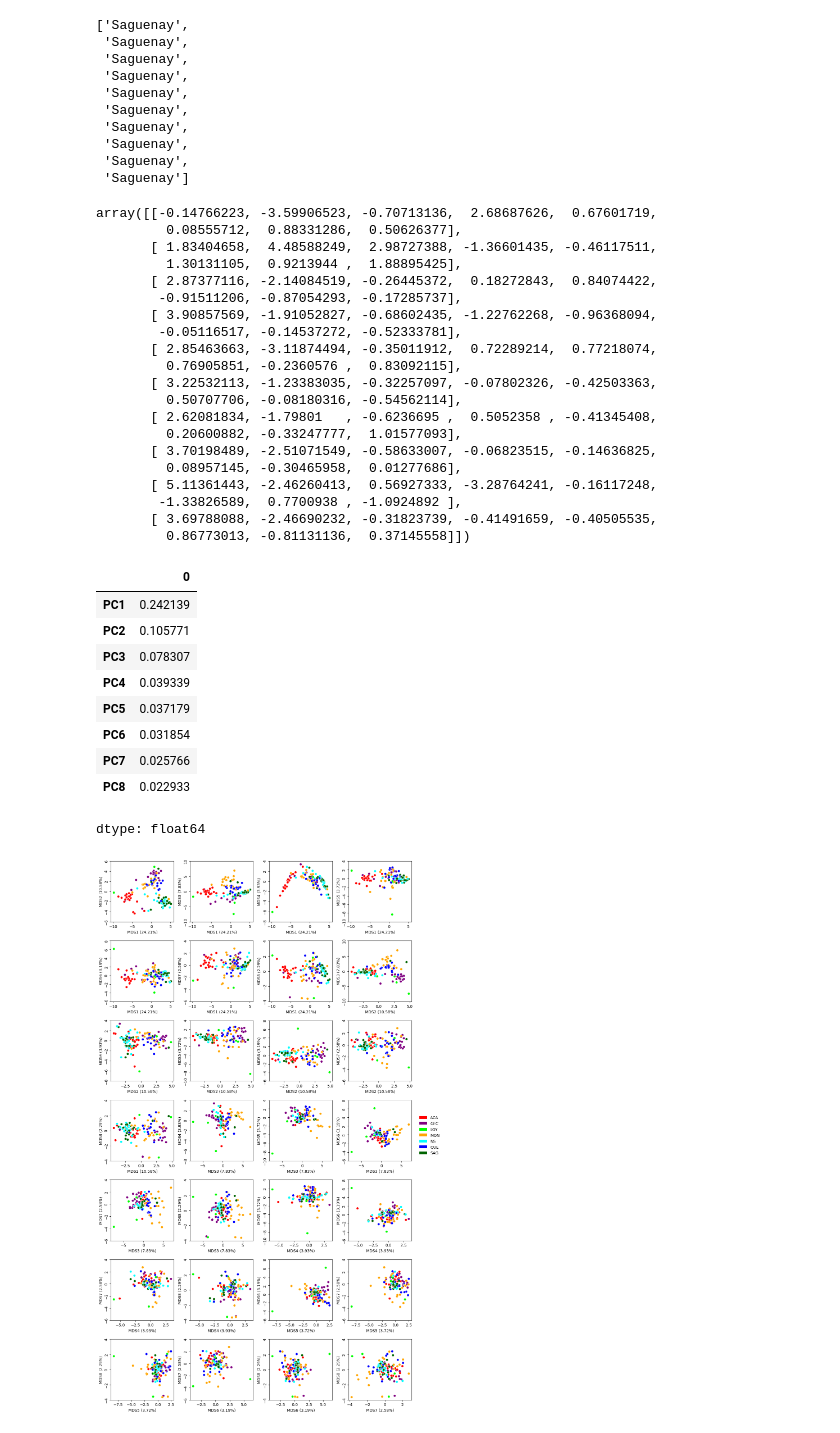
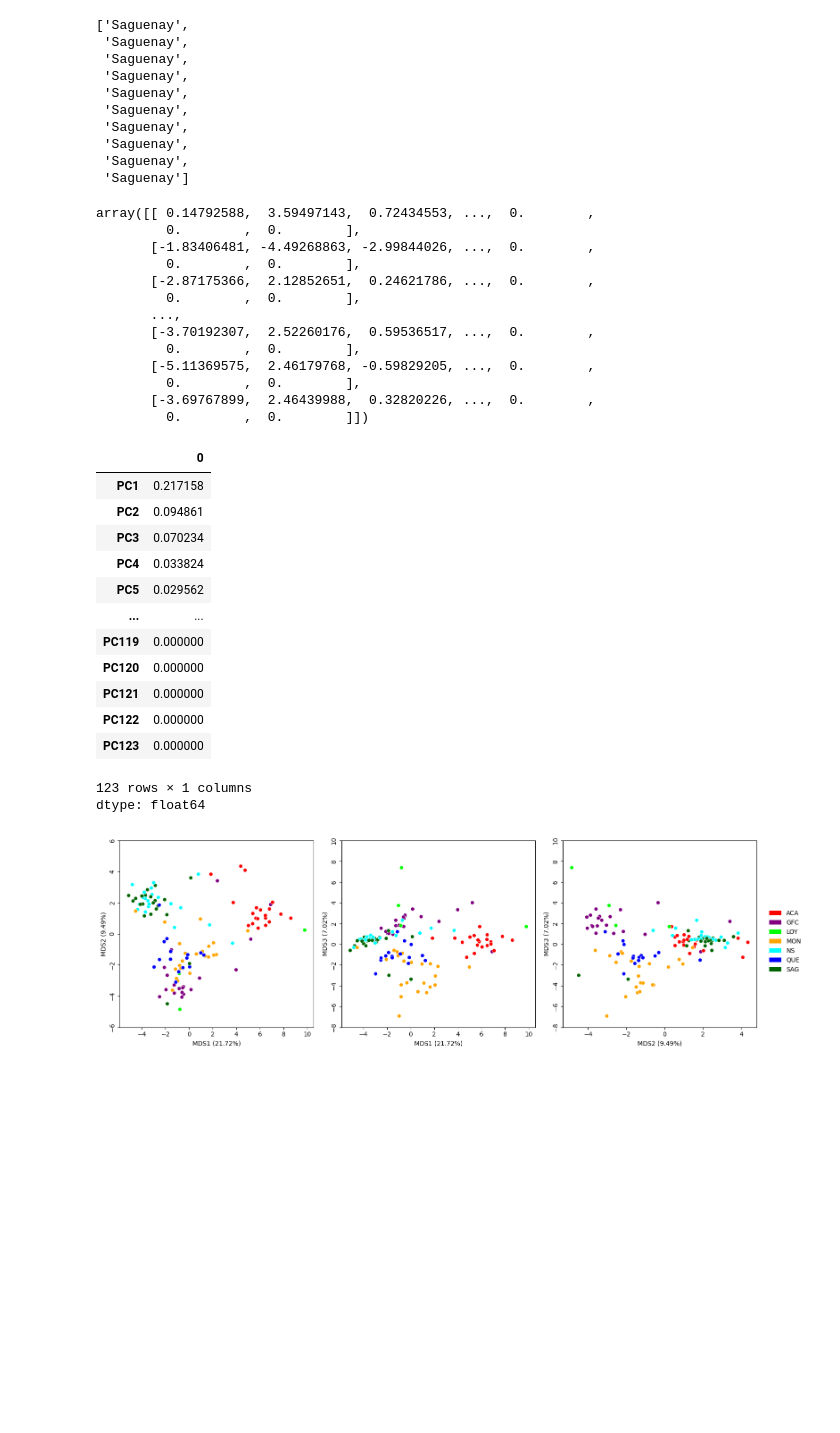
Before and after one commit to Genopop/geneakit, a Jupyter notebook: examples/correlation_mds.ipynb, the cells around one changed output. Saved outputs shown, nothing was run; the diff lists cells and outputs as text; code cells hidden in the pictures; blank space fills up the shorter version.

```diff
--- a/examples/correlation_mds.ipynb
+++ b/examples/correlation_mds.ipynb
@@ -148,8 +147,8 @@ pro[:10]
 # %% [markdown]
 For each proband, we obtain their corresponding population from the **pop140** dataset.
 # %%
-pops = [pop140.loc[pop140['ind'] == ind, 'pop'].iloc[0] for ind in pro]
-pops[:10]
+populations = [pop140.loc[pop140['ind'] == ind, 'pop'].iloc[0] for ind in pro]
+populations[:10]
 # %% [output]
 ['Saguenay',
  'Saguenay',
@@ -188,7 +187,8 @@ pop_to_color = {
 # %% [markdown]
 Let's extract the color for each proband.
 # %%
-colors = [pop_to_color[population_to_pop[pop]] for pop in pops]
+colors = [pop_to_color[population_to_pop[population]]
+          for population in populations]
 colors[:10]
 # %% [output]
 ['darkgreen',
@@ -269,8 +257,9 @@ dist.shape
 # %% [output]
 (123, 123)
 # %%
-pops = [pop140.loc[pop140['ind'] == ind, 'pop'].iloc[0] for ind in dist.index]
-pops[:10]
+populations = [pop140.loc[pop140['ind'] == ind, 'pop'].iloc[0]
+               for ind in dist.index]
+populations[:10]
 # %% [output]
 ['Saguenay',
  'Saguenay',
@@ -283,77 +272,75 @@ pops[:10]
  'Saguenay',
  'Saguenay']
 # %%
-results = pcoa(dist, method='fsvd', number_of_dimensions=8)
+results = pcoa(dist)
 emb = results.samples.to_numpy()
 emb[:10, :]
 # %% [output]
-array([[-0.14766223, -3.59906523, -0.70713136,  2.68687626,  0.67601719,
-         0.08555712,  0.88331286,  0.50626377],
-       [ 1.83404658,  4.48588249,  2.98727388, -1.36601435, -0.46117511,
-         1.30131105,  0.9213944 ,  1.88895425],
-       [ 2.87377116, -2.14084519, -0.26445372,  0.18272843,  0.84074422,
-        -0.91511206, -0.87054293, -0.17285737],
-       [ 3.90857569, -1.91052827, -0.68602435, -1.22762268, -0.96368094,
-        -0.05116517, -0.14537272, -0.52333781],
-       [ 2.85463663, -3.11874494, -0.35011912,  0.72289214,  0.77218074,
-         0.76905851, -0.2360576 ,  0.83092115],
-       [ 3.22532113, -1.23383035, -0.32257097, -0.07802326, -0.42503363,
-         0.50707706, -0.08180316, -0.54562114],
-       [ 2.62081834, -1.79801   , -0.6236695 ,  0.5052358 , -0.41345408,
-         0.20600882, -0.33247777,  1.01577093],
-       [ 3.70198489, -2.51071549, -0.58633007, -0.06823515, -0.14636825,
-         0.08957145, -0.30465958,  0.01277686],
-       [ 5.11361443, -2.46260413,  0.56927333, -3.28764241, -0.16117248,
-        -1.33826589,  0.7700938 , -1.0924892 ],
-       [ 3.69788088, -2.46690232, -0.31823739, -0.41491659, -0.40505535,
-         0.86773013, -0.81131136,  0.37145558]])
+array([[ 0.14792588,  3.59497143,  0.72434553, ...,  0.        ,
+         0.        ,  0.        ],
+       [-1.83406481, -4.49268863, -2.99844026, ...,  0.        ,
+         0.        ,  0.        ],
+       [-2.87175366,  2.12852651,  0.24621786, ...,  0.        ,
+         0.        ,  0.        ],
+       ...,
+       [-3.70192307,  2.52260176,  0.59536517, ...,  0.        ,
+         0.        ,  0.        ],
+       [-5.11369575,  2.46179768, -0.59829205, ...,  0.        ,
+         0.        ,  0.        ],
+       [-3.69767899,  2.46439988,  0.32820226, ...,  0.        ,
+         0.        ,  0.        ]])
 # %%
 ratios = results.proportion_explained
 ratios
 # %% [output]
 |  | 0 |
-| PC1 | 0.242139 |
-| PC2 | 0.105771 |
-| PC3 | 0.078307 |
-| PC4 | 0.039339 |
-| PC5 | 0.037179 |
-| PC6 | 0.031854 |
-| PC7 | 0.025766 |
-| PC8 | 0.022933 |
+| PC1 | 0.217158 |
+| PC2 | 0.094861 |
+| PC3 | 0.070234 |
+| PC4 | 0.033824 |
+| PC5 | 0.029562 |
+| ... | ... |
+| PC119 | 0.000000 |
+| PC120 | 0.000000 |
+| PC121 | 0.000000 |
+| PC122 | 0.000000 |
+| PC123 | 0.000000 |
+123 rows × 1 columns
 dtype: float64
 # %%
-comb = list(combinations(range(8), 2))
+comb = list(combinations(range(3), 2))
 
-rows = len(comb) // 4
-cols = 4 + len(comb) % 4
-fig, axes = plt.subplots(rows, cols, figsize=(cols/rows * 20, 20))
+rows = len(comb) // 3
+cols = 3 + len(comb) % 3
+fig, axes = plt.subplots(rows, cols, figsize=(cols/rows * 5, 5))
 
-colors = [pop_to_color[population_to_pop[pop]] for pop in pops]
+colors = [pop_to_color[population_to_pop[population]]
+          for population in populations]
 
 # Loop through combinations and plot
 for index, (i, j) in enumerate(comb):
     ax = axes.flat[index]
     sp = sns.scatterplot(
         x=emb[:, i], y=emb[:, j], hue=colors, ax=ax,
         palette={color: color for color in pop_to_color.values()})
     ratio = round(ratios.iloc[i] * 100, 2)
     ax.set_xlabel(f'MDS{i+1} ({ratio}%)')
     ratio = round(ratios.iloc[j] * 100, 2)
     ax.set_ylabel(f'MDS{j+1} ({ratio}%)')
 
     # Rotate the y axis labels
     yticks = ax.get_yticks()
     yticklabels = ax.get_yticklabels()
     ax.set_yticks(yticks, yticklabels, va='center', rotation=90)
 
     # Disable legend
     sp.get_legend().remove()
 
 # Legend outside the plot
 legend_handle = fig.legend(handles=legend_elements, bbox_to_anchor=(1.0, 0.5),
                            loc='center left', frameon=False)
 
 plt.tight_layout()
 plt.show()
 # %% [output]
-[figure, old version]
+[figure, new version]
```
Also changed, not shown: parts of 6 cells of this notebook.
